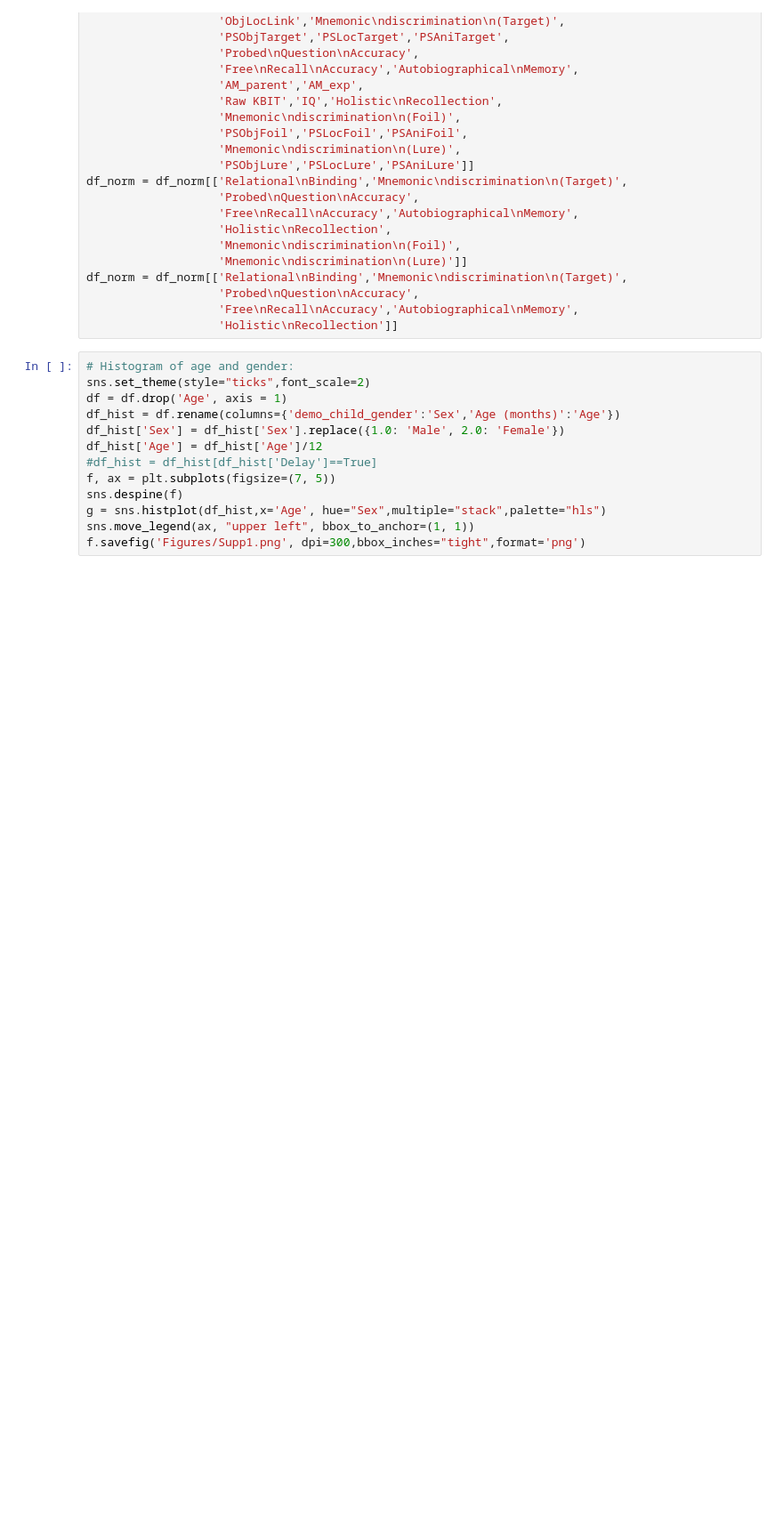
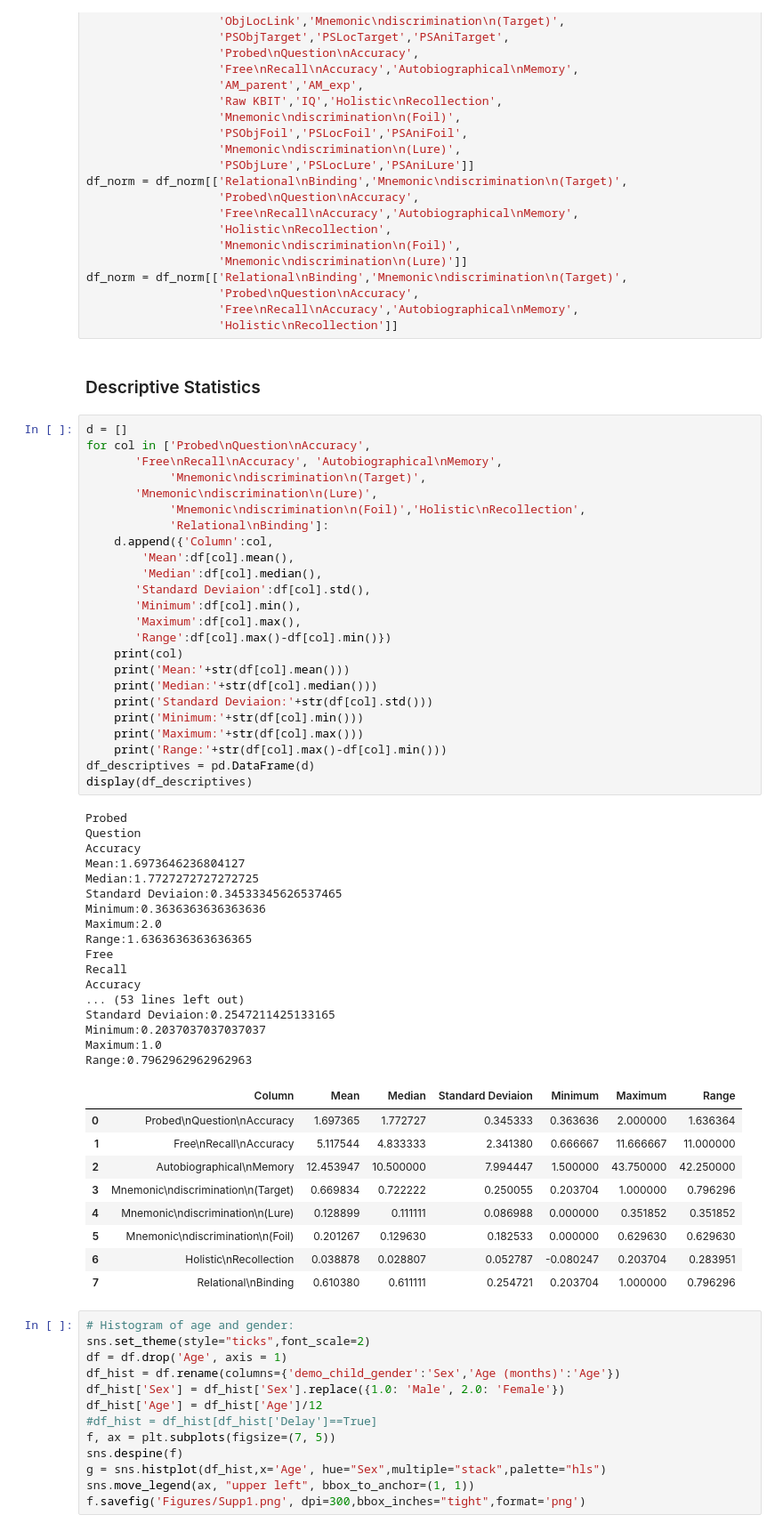
Before and after one commit to samsydco/Factor_Analysis, a Jupyter notebook: factor_anlaysis.ipynb, the cells around one changed output. Shown at 89% size. Saved outputs shown, nothing was run; the diff lists cells and outputs as text; blank space fills up the shorter version.

Commit message:
added descriptive statistics to factor_analysis.ipynb.

```diff
--- a/factor_anlaysis.ipynb
+++ b/factor_anlaysis.ipynb
@@ -59,6 +62,59 @@ df_norm = df_norm[['Relational\nBinding','Mnemonic\ndiscrimination\n(Target)',
                    'Probed\nQuestion\nAccuracy',
                    'Free\nRecall\nAccuracy','Autobiographical\nMemory',
                    'Holistic\nRecollection']]
+# %% [markdown]
+### Descriptive Statistics
+# %%
+d = []
+for col in ['Probed\nQuestion\nAccuracy',
+       'Free\nRecall\nAccuracy', 'Autobiographical\nMemory',
+            'Mnemonic\ndiscrimination\n(Target)',
+       'Mnemonic\ndiscrimination\n(Lure)',
+            'Mnemonic\ndiscrimination\n(Foil)','Holistic\nRecollection',
+            'Relational\nBinding']:
+    d.append({'Column':col,
+        'Mean':df[col].mean(),
+        'Median':df[col].median(),
+       'Standard Deviaion':df[col].std(),
+       'Minimum':df[col].min(),
+       'Maximum':df[col].max(),
+       'Range':df[col].max()-df[col].min()})
+    print(col)
+    print('Mean:'+str(df[col].mean()))
+    print('Median:'+str(df[col].median()))
+    print('Standard Deviaion:'+str(df[col].std()))
+    print('Minimum:'+str(df[col].min()))
+    print('Maximum:'+str(df[col].max()))
+    print('Range:'+str(df[col].max()-df[col].min()))
+df_descriptives = pd.DataFrame(d)
+display(df_descriptives)
+# %% [output]
+Probed
+Question
+Accuracy
+Mean:1.6973646236804127
+Median:1.7727272727272725
+Standard Deviaion:0.34533345626537465
+Minimum:0.3636363636363636
+Maximum:2.0
+Range:1.6363636363636365
+Free
+Recall
+Accuracy
+... (53 lines left out)
+Standard Deviaion:0.2547211425133165
+Minimum:0.2037037037037037
+Maximum:1.0
+Range:0.7962962962962963
+|  | Column | Mean | Median | Standard Deviaion | Minimum | Maximum | Range |
+| 0 | Probed\nQuestion\nAccuracy | 1.697365 | 1.772727 | 0.345333 | 0.363636 | 2.000000 | 1.636364 |
+| 1 | Free\nRecall\nAccuracy | 5.117544 | 4.833333 | 2.341380 | 0.666667 | 11.666667 | 11.000000 |
+| 2 | Autobiographical\nMemory | 12.453947 | 10.500000 | 7.994447 | 1.500000 | 43.750000 | 42.250000 |
+| 3 | Mnemonic\ndiscrimination\n(Target) | 0.669834 | 0.722222 | 0.250055 | 0.203704 | 1.000000 | 0.796296 |
+| 4 | Mnemonic\ndiscrimination\n(Lure) | 0.128899 | 0.111111 | 0.086988 | 0.000000 | 0.351852 | 0.351852 |
+| 5 | Mnemonic\ndiscrimination\n(Foil) | 0.201267 | 0.129630 | 0.182533 | 0.000000 | 0.629630 | 0.629630 |
+| 6 | Holistic\nRecollection | 0.038878 | 0.028807 | 0.052787 | -0.080247 | 0.203704 | 0.283951 |
+| 7 | Relational\nBinding | 0.610380 | 0.611111 | 0.254721 | 0.203704 | 1.000000 | 0.796296 |
 # %%
 # Histogram of age and gender:
 sns.set_theme(style="ticks",font_scale=2)
```
Also changed, not shown: parts of 1 cell of this notebook.
